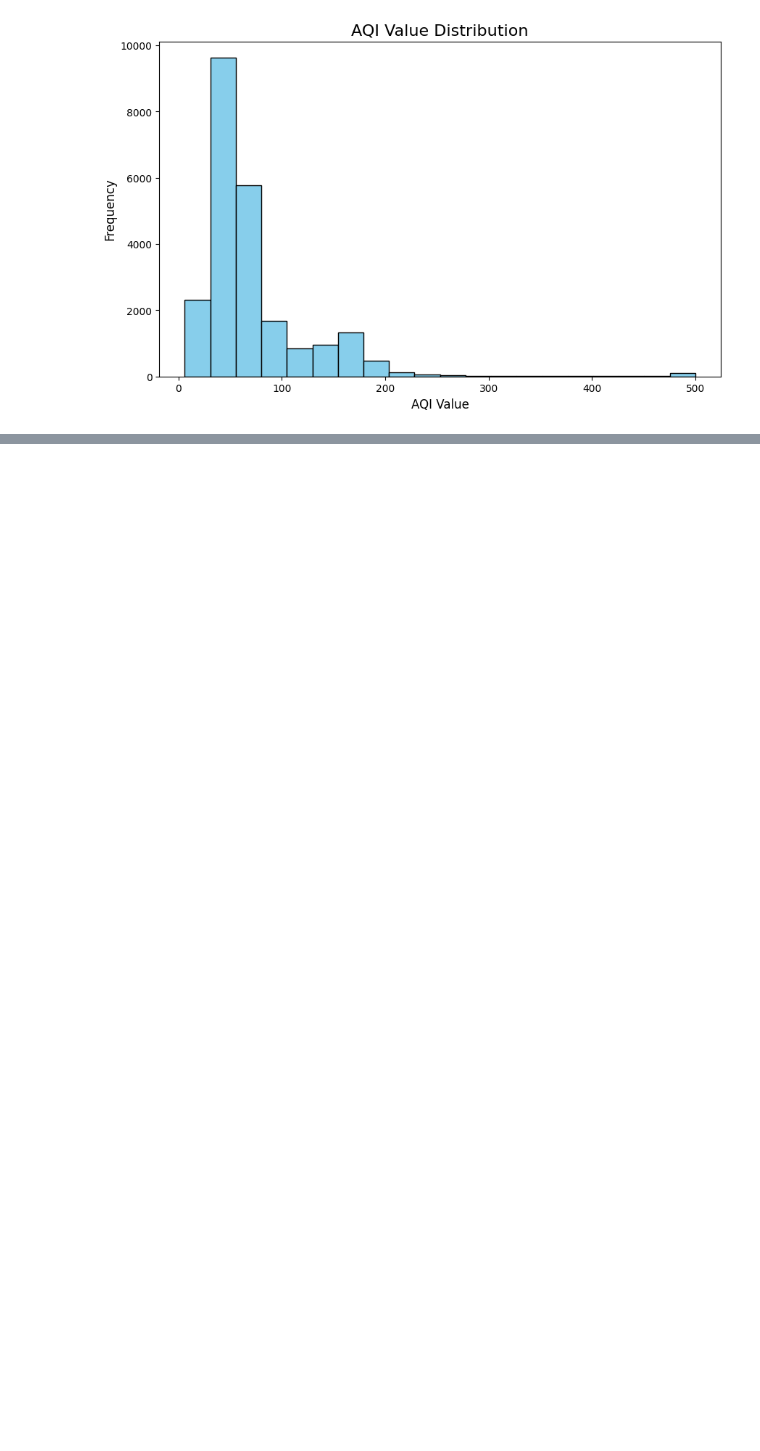
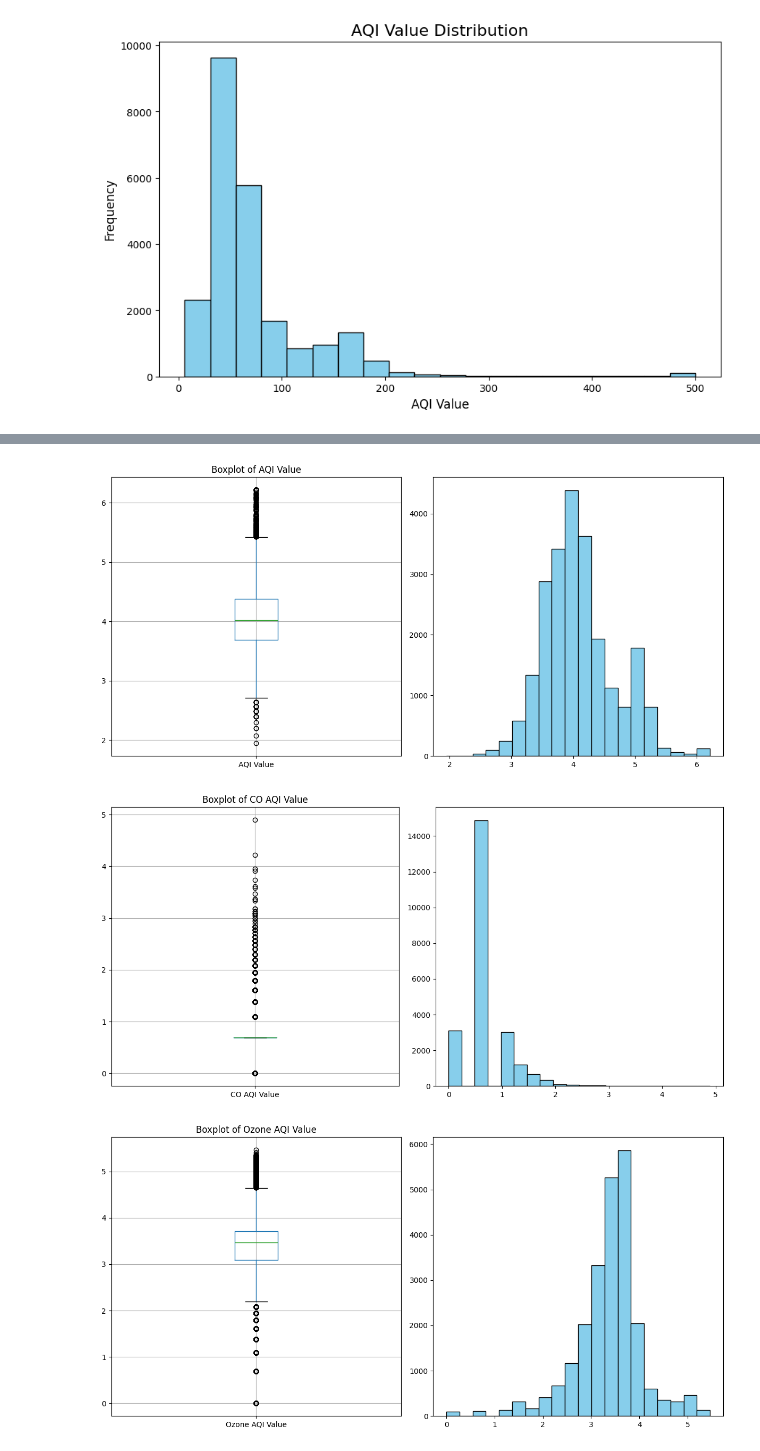
Before and after one commit to igor2271814/Nikolashin_Python_Laba_1, a Jupyter notebook: Nikolashin_I.U_Laba_1.ipynb, the cells around one changed output, grey strips where cells are left out. Cells and saved outputs as stored; diff of their text form; code cells hidden in the pictures; blank space fills up the shorter version.

```diff
--- a/Nikolashin_I.U_Laba_1.ipynb
+++ b/Nikolashin_I.U_Laba_1.ipynb
@@ -169,0 +252,26 @@ plt.show()
+# %%
+import pandas as pd # Импорт библиотек
+import matplotlib.pyplot as plt # Импорт библиотек
+import numpy as np # Импорт библиотек
+
+data = pd.read_csv('Airpollution.csv') # Чтение данных
+data_number = data.select_dtypes(include = [np.number]) # выбор только числовых данных
+data_log = data_number.apply(lambda x : np.log(x+1))
+
+for values in data_log.columns:
+    plt.figure(figsize=(12, 6))
+
+    #Диаграмма размаха
+    plt.subplot(1, 2, 1)
+    data_log.boxplot(column=values)
+    plt.title(f'Boxplot of {values}')
+
+    #Гистограмма
+    plt.subplot(1, 2, 2)
+    plt.hist(data_log[values].dropna(), bins=20, color='skyblue', edgecolor='black')
+    plt.tight_layout()
+    plt.show()
+# %% [output]
+[figure, added]
+[figure, added]
+[figure, added]
```
Also changed, not shown: parts of 14 cells of this notebook, 1 other file.
